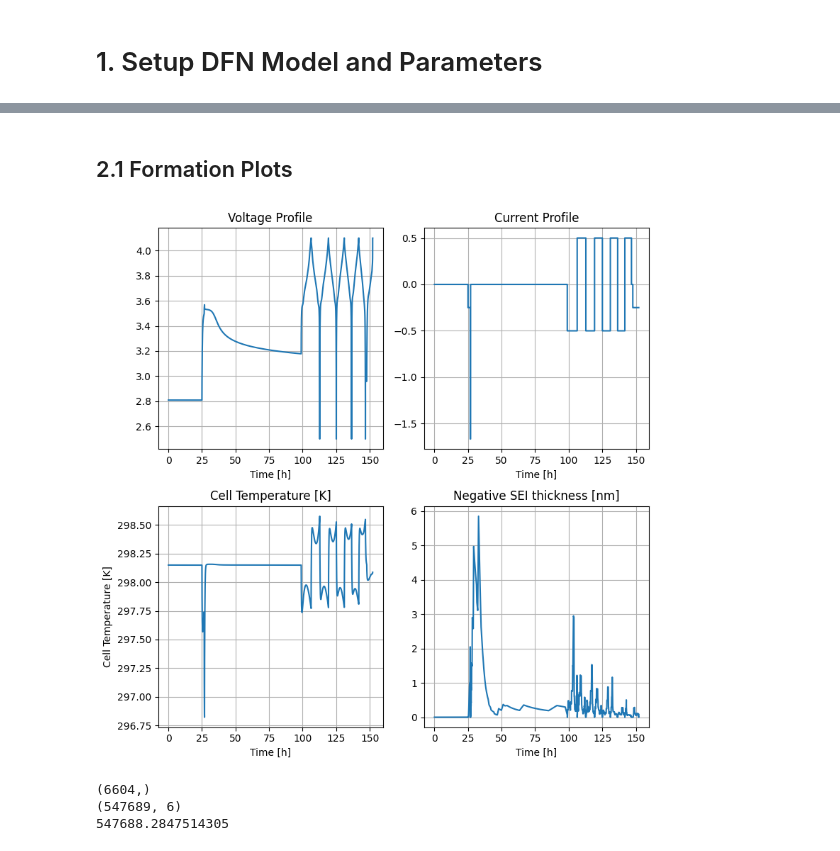
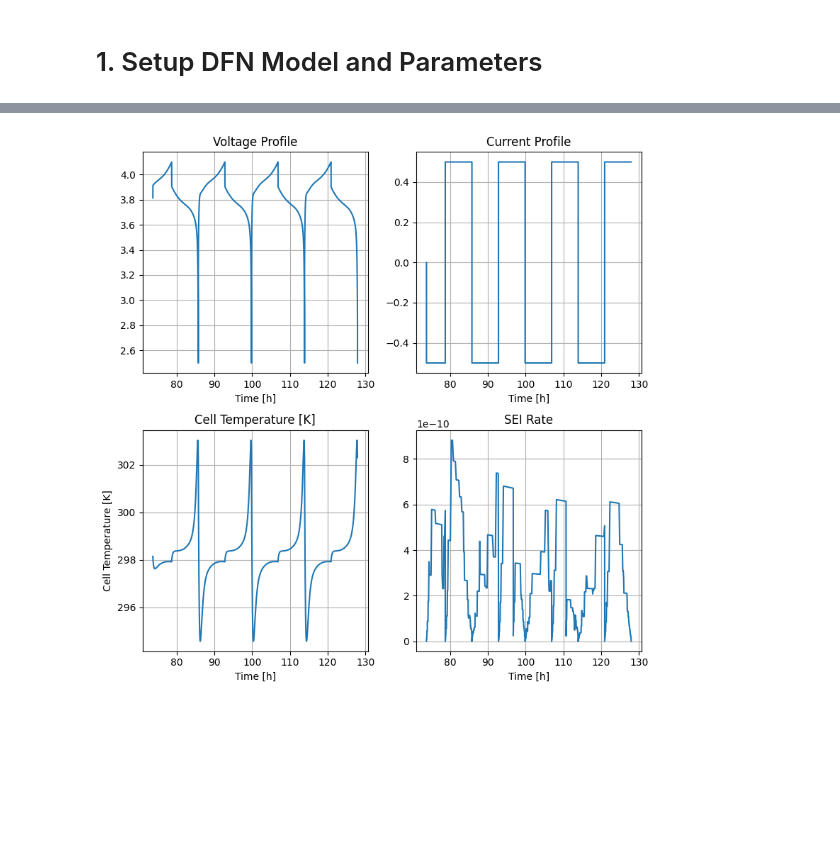
Before and after one commit to K0DX-DV1NUX/Surrogate_modelling_2, a Jupyter notebook: Dataset_generation.ipynb, the cells around one changed output, grey strips where cells are left out. Drawn from its saved outputs; the diff is of its cells as text; code cells hidden in the pictures; blank space fills up the shorter version.

```diff
--- a/Dataset_generation.ipynb
+++ b/Dataset_generation.ipynb
@@ -317,39 +69,54 @@ sol_formation = sim_formation.solve()
-# %% [markdown]
-## 2.1 Formation Plots
+# %%
+step1 = pybamm.Experiment(
+    [(
+      "Rest for 5 minutes",
+      "Charge at 0.05C for 100 minutes",
+      "Rest for 4320 minutes",
+)])
+
+step2 = pybamm.Experiment(
+    [(
+      "Charge at 0.1C until 4.1V",
+      "Discharge at 0.1C until 2.5V",
+    ) * 4,
+    ])
+# %%
+sol1 = run_formation(step1, parameter_values, None)
+sol2 = run_formation(step2, parameter_values, sol1.last_state)
 # %%
 fig, ax = plt.subplots(2,2, figsize=(8,8))
-ax[0,0].plot(sol_formation["Time [h]"].entries, sol_formation["Terminal voltage [V]"].entries)
+ax[0,0].plot(sol2["Time [h]"].entries, sol2["Terminal voltage [V]"].entries)
 ax[0,0].set_title("Voltage Profile")
 ax[0,0].set_xlabel("Time [h]")
 #ax[0,0].set_ylabel("Voltage [V]")
 ax[0,0].grid()
 
-ax[0,1].plot(sol_formation["Time [h]"].entries, sol_formation["Current [A]"].entries)
+ax[0,1].plot(sol2["Time [h]"].entries, sol2["Current [A]"].entries)
 ax[0,1].set_title("Current Profile")
 ax[0,1].set_xlabel("Time [h]")
 #ax[0,1].set_ylabel("Current [A]")
 ax[0,1].grid()
 
 
-ax[1,0].plot(sol_formation["Time [h]"].entries, np.mean(sol_formation[ 'Cell temperature [K]'].entries,axis=0))
+ax[1,0].plot(sol2["Time [h]"].entries, np.mean(sol2[ 'Cell temperature [K]'].entries,axis=0))
 ax[1,0].set_title("Cell Temperature [K]")
 ax[1,0].set_xlabel("Time [h]")
 ax[1,0].set_ylabel("Cell Temperature [K]")
 ax[1,0].grid()
 
-sei_rate = np.diff(np.mean(sol_formation['Negative SEI thickness [m]'].entries,0)*1e9)
+sei_rate = np.diff(sol2['X-averaged negative SEI thickness [m]'].entries)
 sei_rate = np.insert(sei_rate, 0, 0.0 )
 
-ax[1,1].plot(sol_formation["Time [h]"].entries, sei_rate)
-ax[1,1].set_title("Negative SEI thickness [nm]")
+ax[1,1].plot(sol2["Time [h]"].entries, sei_rate)
+ax[1,1].set_title("SEI Rate")
 ax[1,1].set_xlabel("Time [h]")
 #ax[1,1].set_ylabel("Negative SEI thickness [m]")
 ax[1,1].grid()
 
 
 
 plt.tight_layout()
 #plt.grid(True)
 plt.show()
 # %% [output]
-[figure, old version]
+[figure, new version]
@@ -377,8 +122,0 @@ df2.to_csv("fast_1.csv")
-# %%
-print(sol_formation.t.shape)
-print(df2.shape)
-print(sol_formation.t[-1])
-# %% [output]
-(6604,)
-(547689, 6)
-547688.2847514305
```
Also changed, not shown: parts of 27 cells of this notebook, 2 other files.
